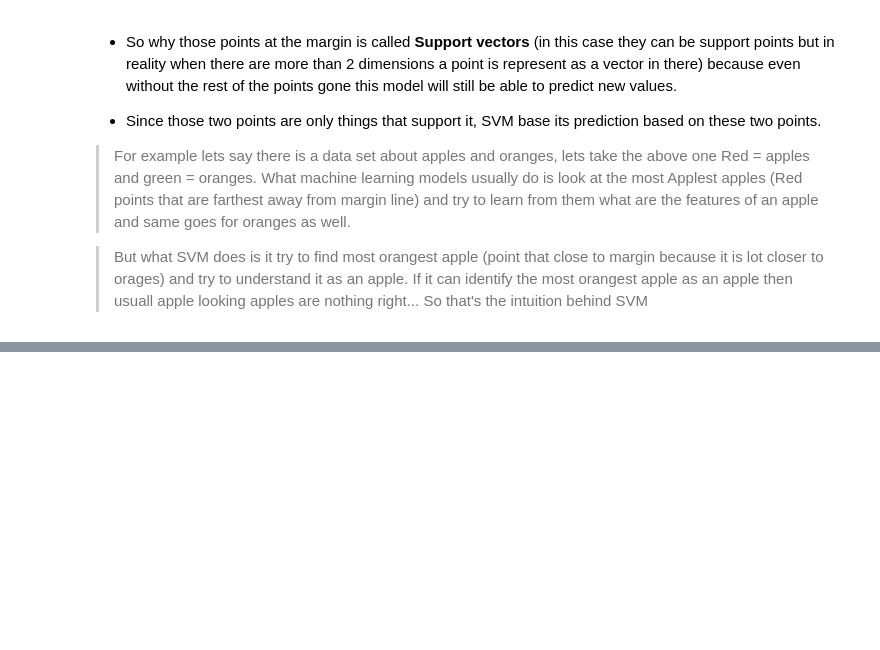
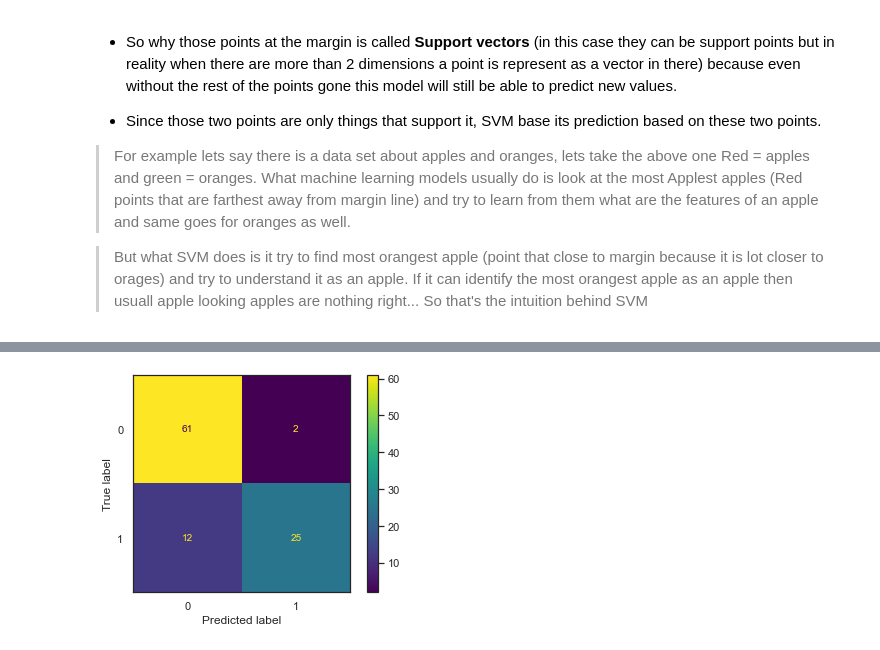
Before and after one commit to ShathishDileepa/Learn_Machine_Learning, a Jupyter notebook: Classification/Classification Algorithms.ipynb, the cells around one changed output, grey strips where cells are left out. Cells and saved outputs as stored; diff of their text form; code cells hidden in the pictures; blank space fills up the shorter version.

```diff
--- a/Classification/Classification Algorithms.ipynb
+++ b/Classification/Classification Algorithms.ipynb
@@ -316,7 +316,7 @@ X_test = scaler.transform(X_test)
 # Now we will create the model
 from sklearn.svm import SVC
 
-model = SVC()
+model = SVC(kernel='linear')
 
 # Fit the model
 model.fit(X_train, y_train)
@@ -336,0 +422,4 @@ disp_SVM.plot();
+# %%
+disp_SVM.plot();
+# %% [output]
+[figure, added]
```
Also changed, not shown: parts of 25 cells of this notebook, 40 other files.
